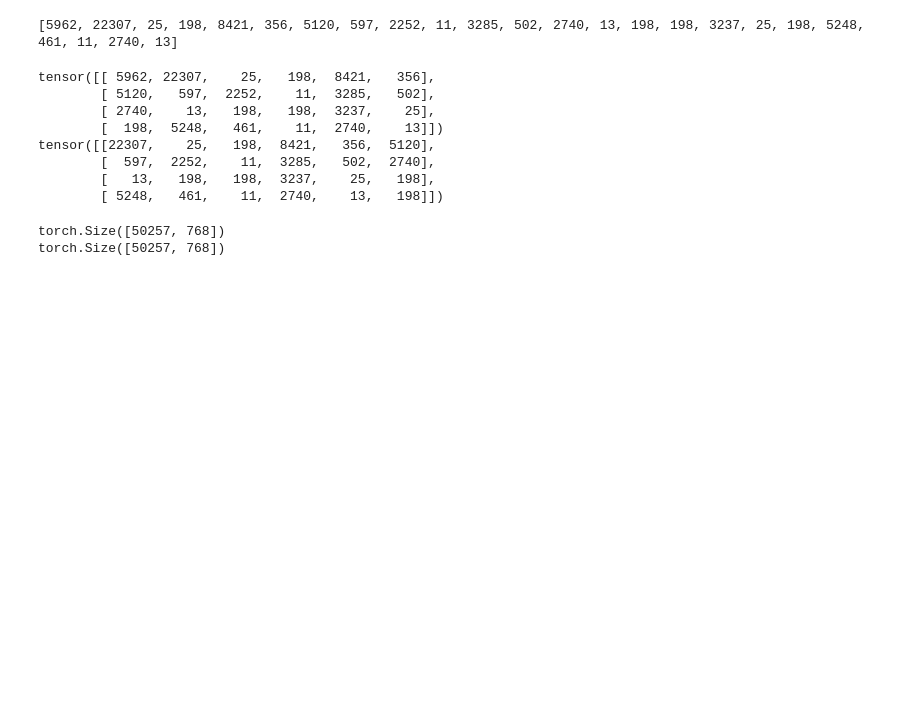
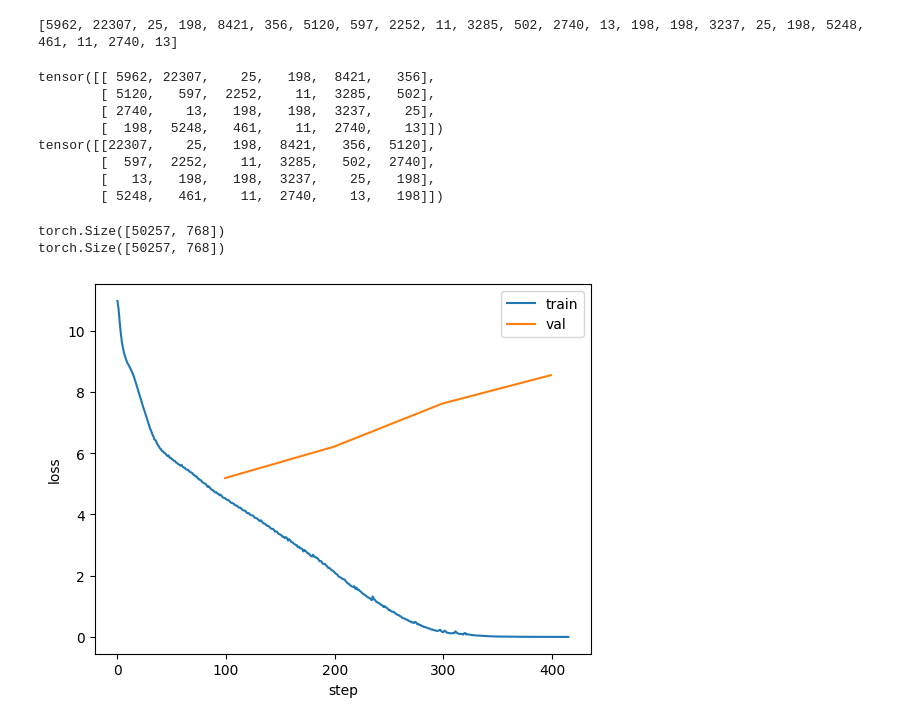
Before and after one commit to ScORpioET/ai-learning-log, a Jupyter notebook: Phase1-nanoGPT/Day18/play.ipynb, the cells around one changed output. Saved outputs shown, nothing was run; the diff lists cells and outputs as text; code cells hidden in the pictures; blank space fills up the shorter version.

```diff
--- a/Phase1-nanoGPT/Day18/play.ipynb
+++ b/Phase1-nanoGPT/Day18/play.ipynb
@@ -108,3 +108,27 @@ print(sd_hf['transformer.wte.weight'].shape)
 # %% [output]
 torch.Size([50257, 768])
 torch.Size([50257, 768])
+# %%
+import matplotlib.pyplot as plt
+
+train_steps, train_losses = [], []
+val_steps, val_losses = [], []
+
+with open('log/log.txt') as f:
+    for line in f:
+        step, split, loss = line.split()
+        if split == 'train':
+            train_steps.append(int(step))
+            train_losses.append(float(loss))
+        else:
+            val_steps.append(int(step))
+            val_losses.append(float(loss))
+
+plt.plot(train_steps, train_losses, label='train')
+plt.plot(val_steps, val_losses, label='val')
+plt.xlabel('step')
+plt.ylabel('loss')
+plt.legend()
+plt.savefig('loss_curve.png')
+# %% [output]
+[figure, added]
```
Also changed, not shown: 3 other files.
